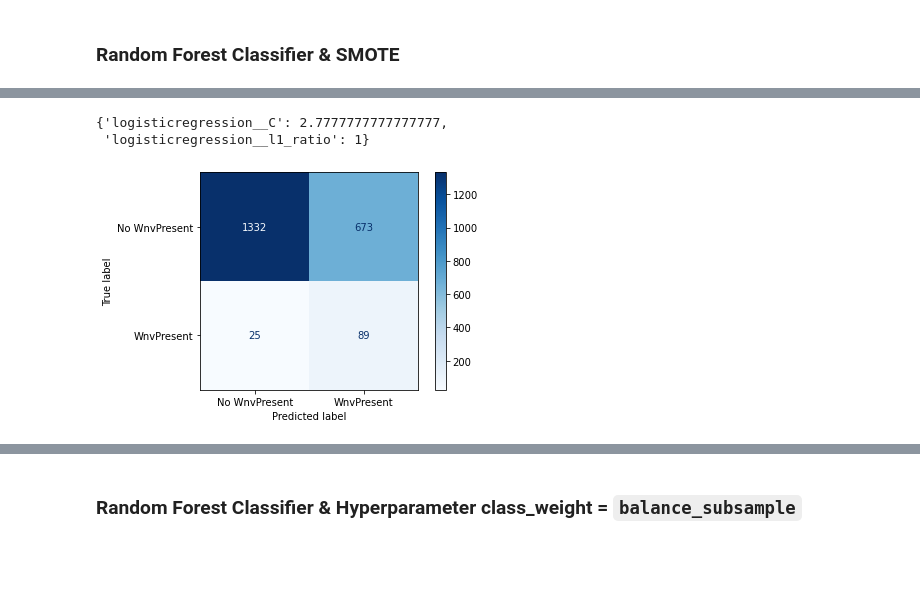
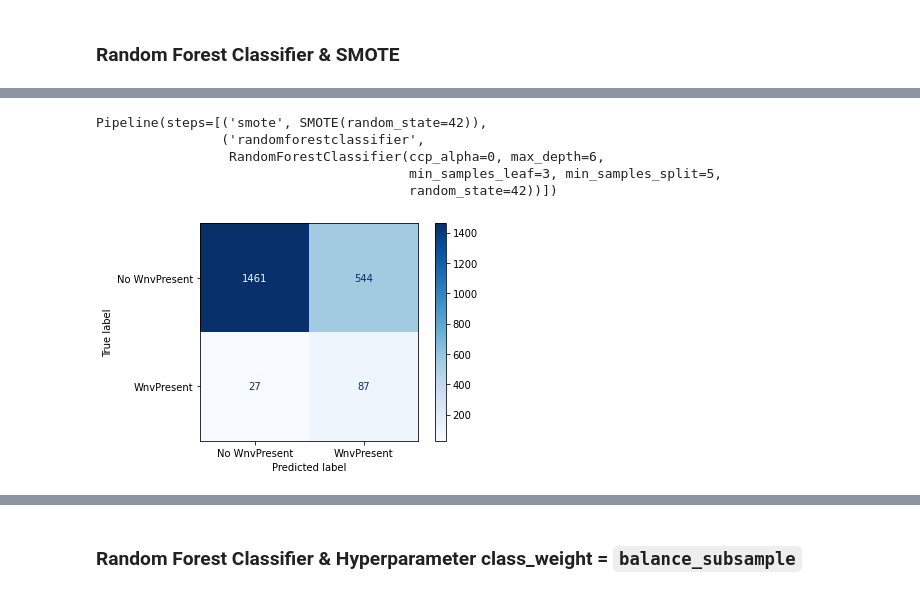
Before and after one commit to msamhz/GA-Project_4, a Jupyter notebook: code/2_Modelling.ipynb, the cells around one changed output, grey strips where cells are left out. Cells and saved outputs as stored; diff of their text form; code cells hidden in the pictures; blank space fills up the shorter version.

```diff
--- a/code/2_Modelling.ipynb
+++ b/code/2_Modelling.ipynb
@@ -143,5 +156,5 @@ merged_test = pd.get_dummies(merged_test, columns = ['species'], drop_first = Tr
 # %%
-X = merged_train[[col for col in merged_train.columns if (merged_train[col].dtypes !='O') & (col not in ['block','addressaccuracy','nummosquitos','wnvcount','wnvpresent', 'station','species_CULEX SALINARIUS',
+X = merged_train[[col for col in merged_train.columns if (merged_train[col].dtypes !='O') & (col not in ['date','block','addressaccuracy','nummosquitos','wnvcount','wnvpresent', 'station','species_CULEX SALINARIUS',
  'species_CULEX TARSALIS',
  'species_CULEX TERRITANS'])]]
 y = merged_train['wnvpresent']
@@ -231,8 +247,8 @@ pipe_logreg.get_params()
 # Establishing ranges of hyperparameters C and l1_ratio for GridSearchCV, and class_weight.
 
 pipe_logreg_params = {
-    'logisticregression__C': np.linspace(1,3,10),
-    'logisticregression__l1_ratio': [0,0.5,1],
+    'logisticregression__C': [2.77],
+    'logisticregression__l1_ratio': [1],
     }
 # %%
 # Creating a GridSearchCV with scoring of ROC_AUC
@@ -327,6 +354,14 @@ summary_df
 # %%
 # Creating a pipeline object using imblearn.pipeline with SMOTE and RandomForestClassifier.
 
-rfc_smote_pipe = make_pipeline(SMOTE(random_state=42),
-                                RandomForestClassifier(n_jobs=-1)
+rfc_smote_pipe = make_pipeline(
+    SMOTE(random_state=42),
+    RandomForestClassifier(
+        n_estimators=100,
+        ccp_alpha=0,
+        max_depth=6,
+        min_samples_split=5,
+        min_samples_leaf=3,
+        random_state=42,
+    )
 )
@@ -353 +368,11 @@ rfc_smote_pipe.get_params()
+# %%
+# Fitting X_train_sc and y_train on the pipeline object defined above.
+
+rfc_smote_pipe.fit(X_train_sc, y_train)
+# %% [output]
+Pipeline(steps=[('smote', SMOTE(random_state=42)),
+                ('randomforestclassifier',
+                 RandomForestClassifier(ccp_alpha=0, max_depth=6,
+                                        min_samples_leaf=3, min_samples_split=5,
+                                        random_state=42))])
 # %%
@@ -375,9 +400,6 @@ gs_pipe_rfs_smote.fit(X_train, y_train)
 # %%
-# Best params for rfs with SMOTE
-gs_pipe_rfs_smote.best_params_
+# # Best params for rfs with SMOTE
+# gs_pipe_rfs_smote.best_params_
-# %% [output]
-{'logisticregression__C': 2.7777777777777777,
- 'logisticregression__l1_ratio': 1}
 # %%
 # Scoring model for all matrix
 
@@ -395,10 +417,10 @@ precision = tp/(tp+fp)
 roc_auc  = roc_auc_score(y_test, preds)
 # %%
 # Plot Confusion matrix
-plot_confusion_matrix(gs_pipe_rfs_smote, X_test_sc, y_test, cmap='Blues',
+plot_confusion_matrix(rfc_smote_pipe, X_test_sc, y_test, cmap='Blues',
                       values_format='d', display_labels=['No WnvPresent', 'WnvPresent']);
 # %% [output]
-[figure, old version]
+[figure, new version]
 # %%
 summary_df.loc[2] = ["RandomForestClassifier",
                      "SMOTE",
```
Also changed, not shown: parts of 46 cells of this notebook.
